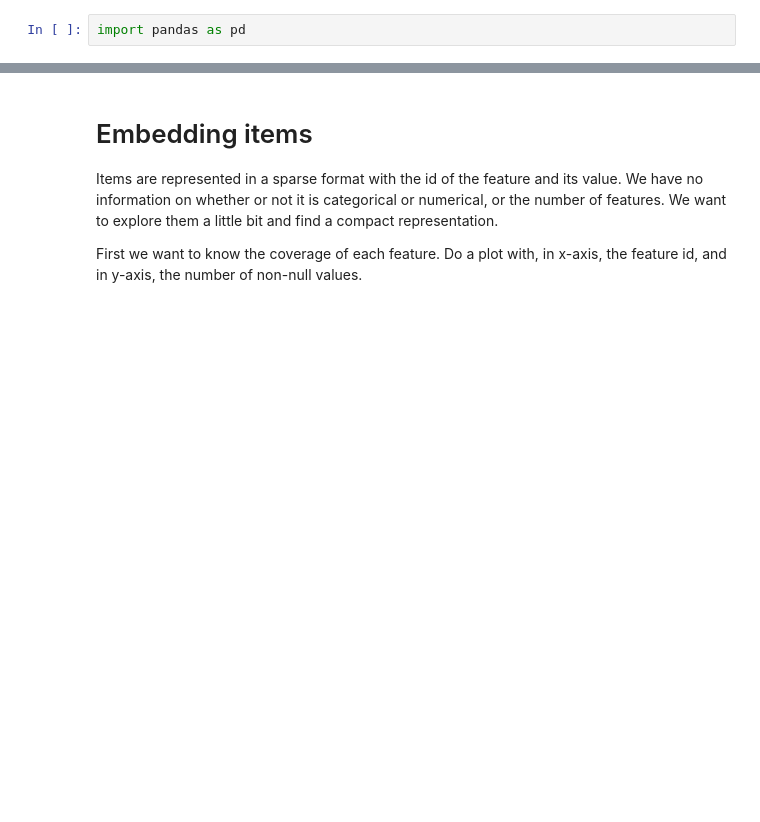
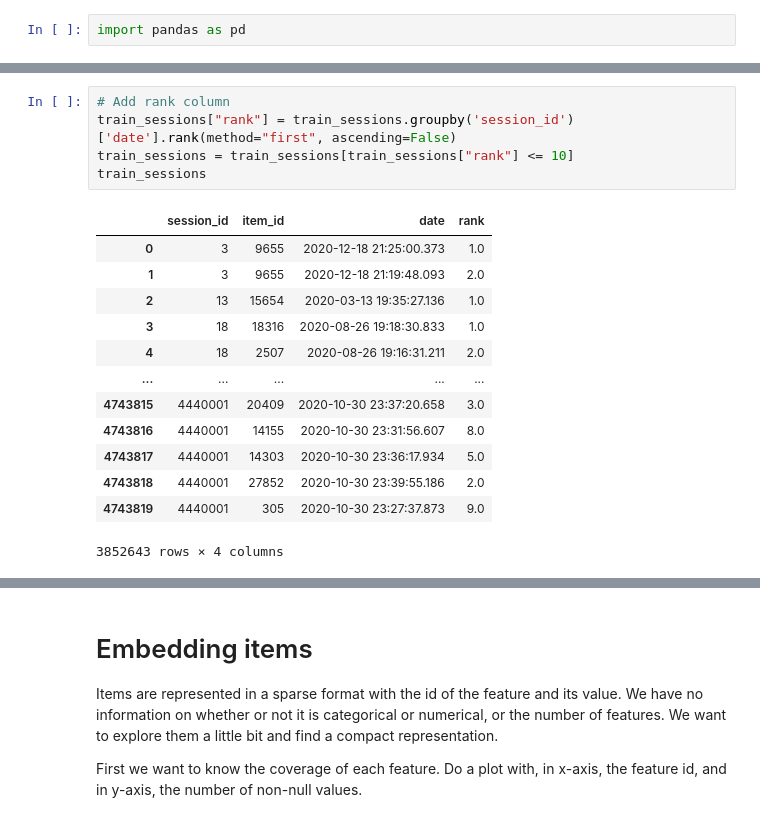
Before and after one commit to spdy07/newMerch, a Jupyter notebook: TP4_Exploring_Dressipi_Subject.ipynb, the cells around one changed output, grey strips where cells are left out. Drawn from its saved outputs; the diff is of its cells as text; blank space fills up the shorter version.

```diff
--- a/TP4_Exploring_Dressipi_Subject.ipynb
+++ b/TP4_Exploring_Dressipi_Subject.ipynb
@@ -76,4 +76,23 @@ train_sessions
 | 4743818 | 4440001 | 27852 | 2020-10-30 23:39:55.186 |
 | 4743819 | 4440001 | 305 | 2020-10-30 23:27:37.873 |
 4743820 rows × 3 columns
+# %%
+# Add rank column
+train_sessions["rank"] = train_sessions.groupby('session_id')['date'].rank(method="first", ascending=False)
+train_sessions = train_sessions[train_sessions["rank"] <= 10]
+train_sessions
+# %% [output]
+|  | session_id | item_id | date | rank |
+| 0 | 3 | 9655 | 2020-12-18 21:25:00.373 | 1.0 |
+| 1 | 3 | 9655 | 2020-12-18 21:19:48.093 | 2.0 |
+| 2 | 13 | 15654 | 2020-03-13 19:35:27.136 | 1.0 |
+| 3 | 18 | 18316 | 2020-08-26 19:18:30.833 | 1.0 |
+| 4 | 18 | 2507 | 2020-08-26 19:16:31.211 | 2.0 |
+| ... | ... | ... | ... | ... |
+| 4743815 | 4440001 | 20409 | 2020-10-30 23:37:20.658 | 3.0 |
+| 4743816 | 4440001 | 14155 | 2020-10-30 23:31:56.607 | 8.0 |
+| 4743817 | 4440001 | 14303 | 2020-10-30 23:36:17.934 | 5.0 |
+| 4743818 | 4440001 | 27852 | 2020-10-30 23:39:55.186 | 2.0 |
+| 4743819 | 4440001 | 305 | 2020-10-30 23:27:37.873 | 9.0 |
+3852643 rows × 4 columns
 # %%
```
Also changed, not shown: parts of 12 cells of this notebook.
